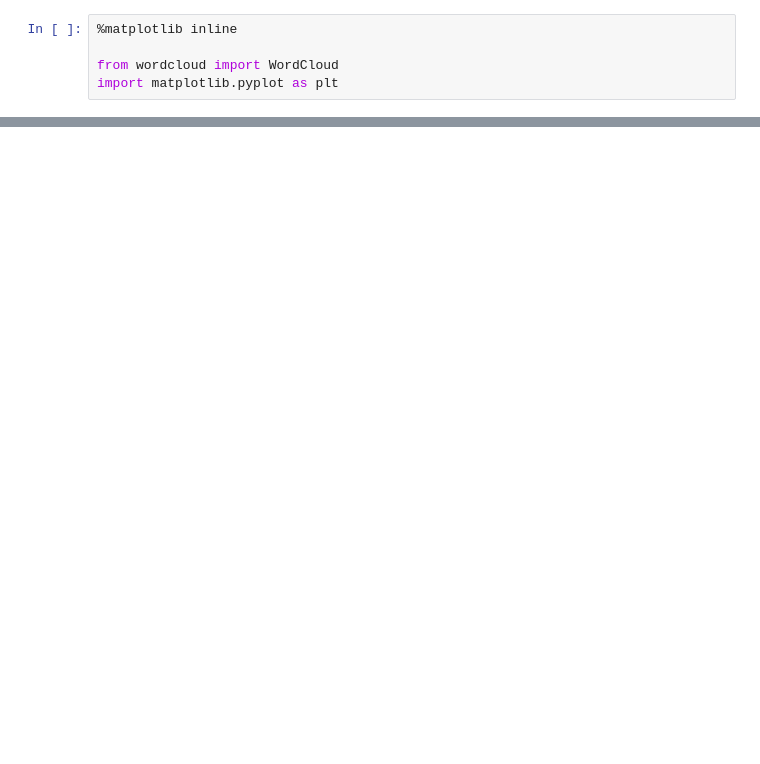
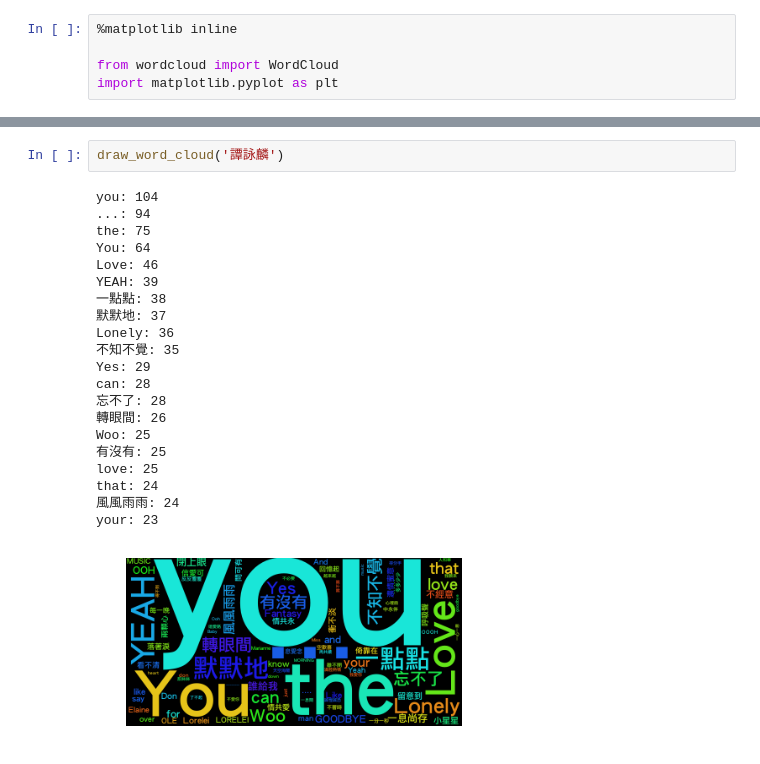
Before and after one commit to KentHan/Chinese_lyrics_analysis, a Jupyter notebook: Chinese_lyrics_analysis.ipynb, the cells around one changed output, grey strips where cells are left out. Saved outputs shown, nothing was run; the diff lists cells and outputs as text; blank space fills up the shorter version.

```diff
--- a/Chinese_lyrics_analysis.ipynb
+++ b/Chinese_lyrics_analysis.ipynb
@@ -83,0 +108,24 @@ plt.show()
+# %%
+draw_word_cloud('譚詠麟')
+# %% [output]
+you: 104
+...: 94
+the: 75
+You: 64
+Love: 46
+YEAH: 39
+一點點: 38
+默默地: 37
+Lonely: 36
+不知不覺: 35
+Yes: 29
+can: 28
+忘不了: 28
+轉眼間: 26
+Woo: 25
+有沒有: 25
+love: 25
+that: 24
+風風雨雨: 24
+your: 23
+[figure, added]
```
Also changed, not shown: parts of 8 cells of this notebook, 1 other file.
